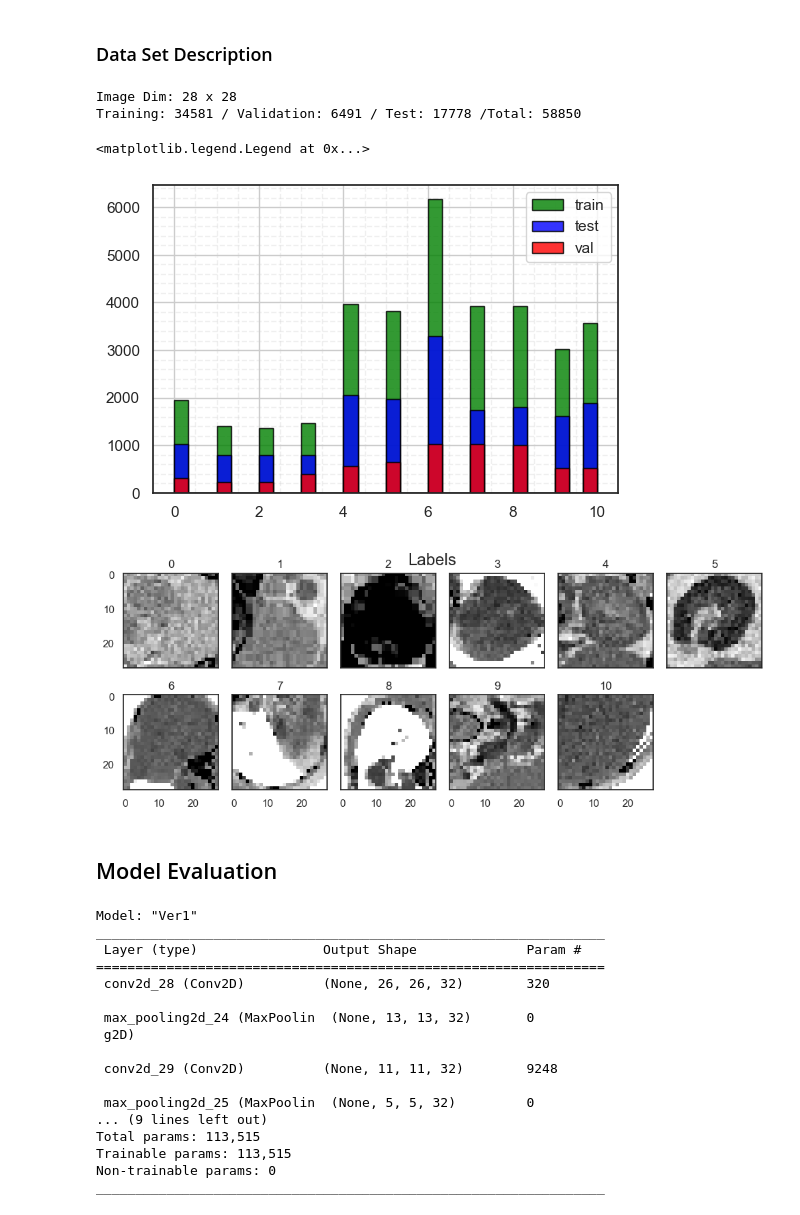
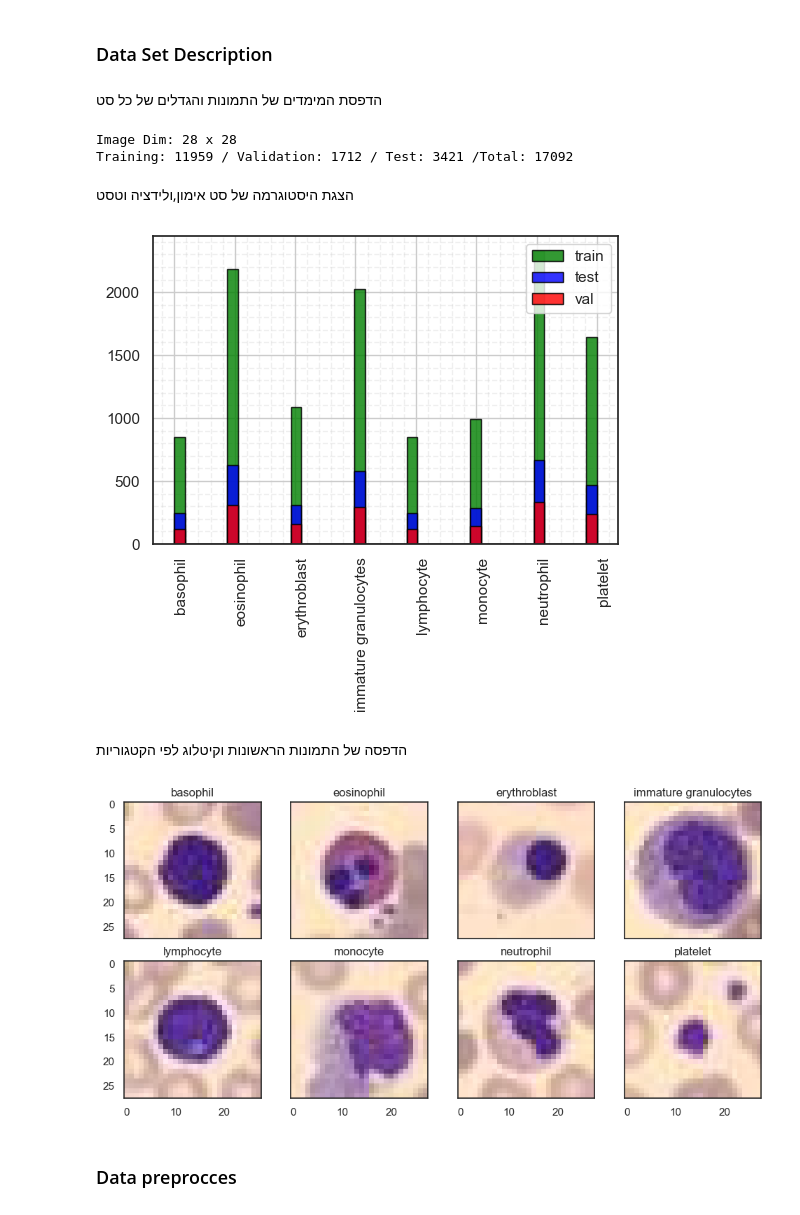
Before and after one commit to deamon312/Deep_Learning-Computer_Vision, a Jupyter notebook: Project 1/Project 1.ipynb, the cells around one changed output. Drawn from its saved outputs; the diff is of its cells as text; code cells hidden in the pictures.

```diff
--- a/Project 1/Project 1.ipynb
+++ b/Project 1/Project 1.ipynb
@@ -17,47 +24,54 @@ def load_data(path):
         x_train, y_train = file['train_images'], file['train_labels']
         x_test, y_test = file['test_images'], file['test_labels']
         x_val, y_val = file['val_images'], file['val_labels']
-
         return (x_train, y_train), (x_test, y_test) , (x_val, y_val)
 
-(x_train, y_train), (x_test, y_test),(x_val ,y_val)  = load_data('organamnist.npz')
+(x_train, y_train), (x_test, y_test),(x_val ,y_val) = load_data('bloodmnist.npz')
 # %% [markdown]
 ### Data Set Description
+# %% [markdown]
+הדפסת המימדים של התמונות והגדלים של כל סט
 # %%
 ## Data Set Dimensions
 print('Image Dim: {} x {}'.format(x_train.shape[1],  x_train.shape[2]))
 print('Training: {} / Validation: {} / Test: {} /Total: {}'.format(x_train.shape[0],x_val.shape[0],x_test.shape[0],np.sum([x_train.shape[0],x_val.shape[0],x_test.shape[0]])))
 # %% [output]
 Image Dim: 28 x 28
-Training: 34581 / Validation: 6491 / Test: 17778 /Total: 58850
+Training: 11959 / Validation: 1712 / Test: 3421 /Total: 17092
+# %% [markdown]
+הצגת היסטוגרמה של סט אימון,ולידציה וטסט
 # %%
 fig, ax = plt.subplots(figsize=(6,4))
+
+class_names=["basophil","eosinophil","erythroblast","immature granulocytes","lymphocyte","monocyte","neutrophil","platelet"]
 c= ['green','blue','red']
 label = ['train','test','val']
+
 for idx ,a in enumerate([y_train, y_test,y_val]):
-    ax.hist(a,color=c[idx],bins=30 ,label=label[idx],edgecolor='black',alpha=0.8)
+    ax.hist(a,color=c[idx],bins=40 ,label=label[idx],edgecolor='black',alpha=0.8)
     ax.grid(visible=True ,which='minor',linestyle='--',alpha=0.3)
     ax.minorticks_on()
     ax.grid()
+plt.xticks(ticks=range(8), labels=class_names, rotation=90, horizontalalignment='left')
 plt.legend()
+plt.show()
 # %% [output]
-<matplotlib.legend.Legend at 0x...>
-[figure, old version]
+[figure, new version]
+# %% [markdown]
+הדפסה של התמונות הראשונות וקיטלוג לפי הקטגוריות
 # %%
 # plot first few images
-valueList, indicesList = np.unique(y_test, return_index=True)
-fig, ax = plt.subplots(2,6,figsize=(10,4),sharex=True ,sharey=True)
+valueList, indicesList = np.unique(y_train, return_index=True)
+fig, ax = plt.subplots(2,4,figsize=(10,5),sharex=True ,sharey=True)
 for i,idx in enumerate(indicesList):
-    if i <=5:
-        ax[0,i].imshow(x_test[idx], cmap=plt.cm.binary)
-        ax[0,i].set_title(valueList[i])
+    if i <=3:
+        ax[0,i].imshow(x_train[idx], cmap=plt.cm.binary)
+        ax[0,i].set_title(class_names[i])
     else:
-        ax[1,i-6].imshow(x_test[idx], cmap=plt.cm.binary)
-        ax[1,i-6].set_title(valueList[i])
+        ax[1,i-4].imshow(x_train[idx], cmap=plt.cm.binary)
+        ax[1,i-4].set_title(class_names[i])
 
-ax[1,5].remove()
 plt.tight_layout()
-fig.suptitle("Labels", fontsize="x-large")
 plt.show()
 # %% [output]
-[figure, old version]
+[figure, new version]
@@ -67,31 +77,0 @@ X_val = x_val.reshape((-1, 28, 28, 1))
-# %% [markdown]
-## Model Evaluation
-# %%
-classifier = keras.Sequential(name='Ver1')
-classifier.add(layers.Conv2D(32, kernel_size=(3, 3), activation='relu',input_shape=(28,28,1)))
-classifier.add(layers.MaxPool2D(pool_size=(2,2)))
-classifier.add(layers.Conv2D(32, kernel_size=(3, 3), activation='relu'))
-classifier.add(layers.MaxPool2D(pool_size=(2,2)))
-classifier.add(layers.Flatten())
-classifier.add(layers.Dense(128, activation='relu'))
-classifier.add(layers.Dense(11, activation='softmax'))
-
-classifier.summary()
-# %% [output]
-Model: "Ver1"
-_________________________________________________________________
- Layer (type)                Output Shape              Param #
-=================================================================
- conv2d_28 (Conv2D)          (None, 26, 26, 32)        320
-
- max_pooling2d_24 (MaxPoolin  (None, 13, 13, 32)       0
- g2D)
-
- conv2d_29 (Conv2D)          (None, 11, 11, 32)        9248
-
- max_pooling2d_25 (MaxPoolin  (None, 5, 5, 32)         0
-... (9 lines left out)
-Total params: 113,515
-Trainable params: 113,515
-Non-trainable params: 0
-_________________________________________________________________
@@ -100,0 +78,2 @@ tb_callback = TensorBoard(log_dir=log_dir, histogram_freq=1,write_images=True)
+# %% [markdown]
+### Data preprocces
```
Also changed, not shown: parts of 52 cells of this notebook.
